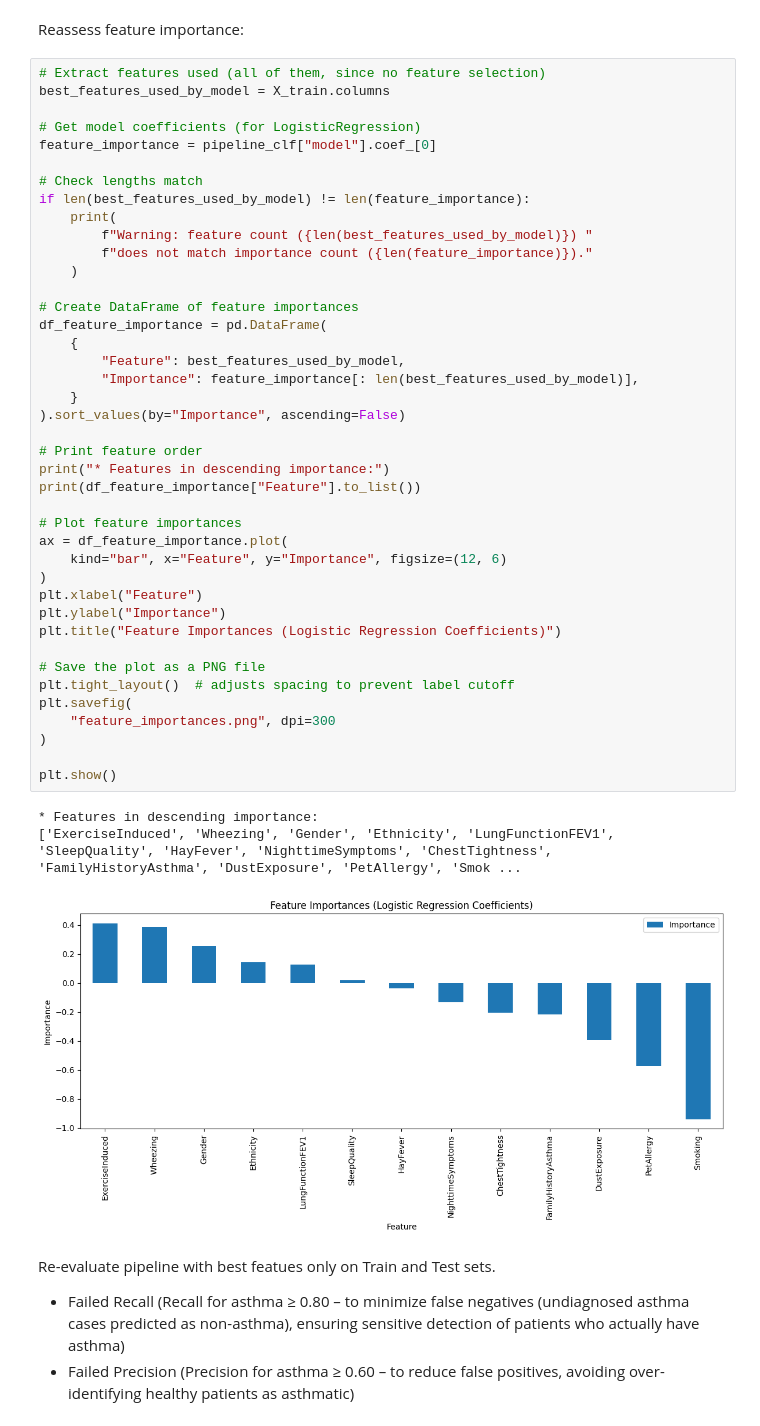
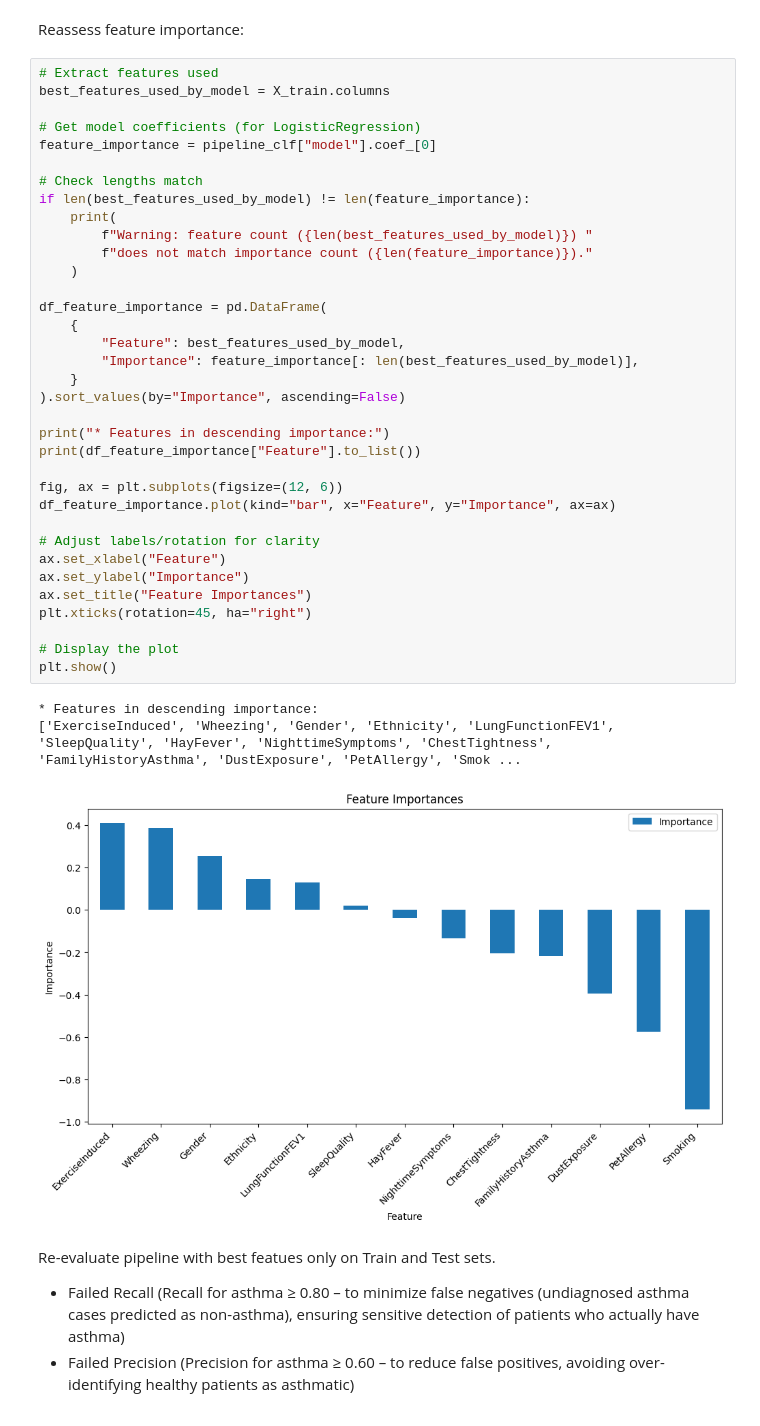
Before and after one commit to CodingLL25/AsthmaBurden, a Jupyter notebook: jupyter_notebooks/05_PredictingAsthma.ipynb, the cells around one changed output. Drawn from its saved outputs; the diff is of its cells as text.

```diff
--- a/jupyter_notebooks/05_PredictingAsthma.ipynb
+++ b/jupyter_notebooks/05_PredictingAsthma.ipynb
@@ -906,50 +908,44 @@ Pipeline(steps=[('scaler', StandardScaler()),
 # %% [markdown]
 Reassess feature importance:
 # %%
-# Extract features used (all of them, since no feature selection)
+# Extract features used
 best_features_used_by_model = X_train.columns
 
 # Get model coefficients (for LogisticRegression)
 feature_importance = pipeline_clf["model"].coef_[0]
 
 # Check lengths match
 if len(best_features_used_by_model) != len(feature_importance):
     print(
         f"Warning: feature count ({len(best_features_used_by_model)}) "
         f"does not match importance count ({len(feature_importance)})."
     )
 
-# Create DataFrame of feature importances
 df_feature_importance = pd.DataFrame(
     {
         "Feature": best_features_used_by_model,
         "Importance": feature_importance[: len(best_features_used_by_model)],
     }
 ).sort_values(by="Importance", ascending=False)
 
-# Print feature order
 print("* Features in descending importance:")
 print(df_feature_importance["Feature"].to_list())
 
-# Plot feature importances
-ax = df_feature_importance.plot(
-    kind="bar", x="Feature", y="Importance", figsize=(12, 6)
-)
-plt.xlabel("Feature")
-plt.ylabel("Importance")
-plt.title("Feature Importances (Logistic Regression Coefficients)")
+fig, ax = plt.subplots(figsize=(12, 6))
+df_feature_importance.plot(kind="bar", x="Feature", y="Importance", ax=ax)
 
-# Save the plot as a PNG file
-plt.tight_layout()  # adjusts spacing to prevent label cutoff
-plt.savefig(
-    "feature_importances.png", dpi=300
-)
+# Adjust labels/rotation for clarity
+ax.set_xlabel("Feature")
+ax.set_ylabel("Importance")
+ax.set_title("Feature Importances")
+plt.xticks(rotation=45, ha="right")
 
+# Display the plot
 plt.show()
 # %% [output]
 * Features in descending importance:
 ['ExerciseInduced', 'Wheezing', 'Gender', 'Ethnicity', 'LungFunctionFEV1', 'SleepQuality', 'HayFever', 'NighttimeSymptoms', 'ChestTightness', 'FamilyHistoryAsthma', 'DustExposure', 'PetAllergy', 'Smok ...
-[figure, old version]
+[figure, new version]
 # %% [markdown]
 Re-evaluate pipeline with best featues only on Train and Test sets.
   * Failed Recall (Recall for asthma ≥ 0.80 – to minimize false negatives (undiagnosed asthma cases predicted as non-asthma), ensuring sensitive detection of patients who actually have asthma)
```
Also changed, not shown: parts of 6 cells of this notebook.
